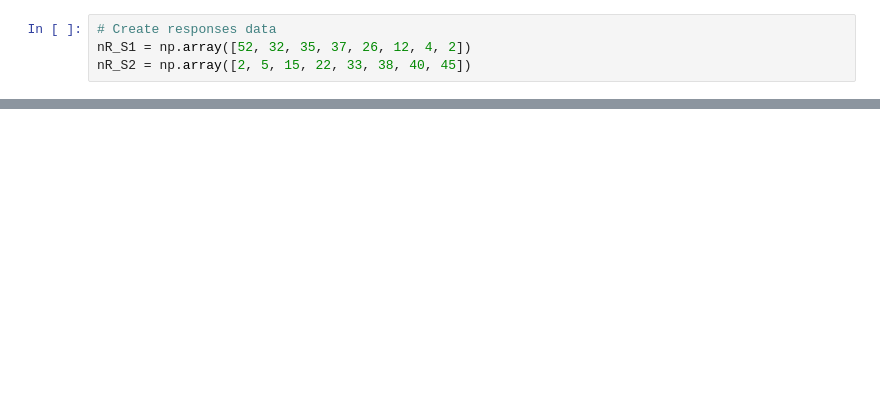
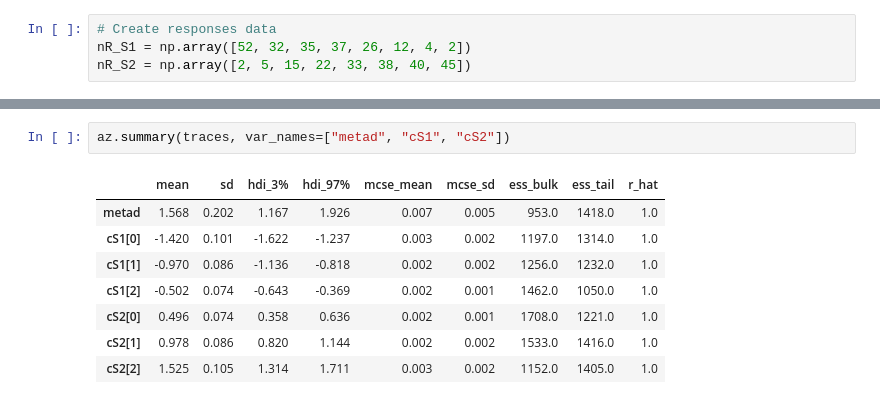
Before and after one commit to embodied-computation-group/metadpy, a Jupyter notebook: notebooks/Example 2 - Fitting Bayesian.ipynb, the cells around one changed output, grey strips where cells are left out. Drawn from its saved outputs; the diff is of its cells as text; blank space fills up the shorter version.

```diff
--- a/notebooks/Example 2 - Fitting Bayesian.ipynb
+++ b/notebooks/Example 2 - Fitting Bayesian.ipynb
@@ -19,0 +59,11 @@ KeyboardInterrupt:
+# %%
+az.summary(traces, var_names=["metad", "cS1", "cS2"])
+# %% [output]
+|  | mean | sd | hdi_3% | hdi_97% | mcse_mean | mcse_sd | ess_bulk | ess_tail | r_hat |
+| metad | 1.568 | 0.202 | 1.167 | 1.926 | 0.007 | 0.005 | 953.0 | 1418.0 | 1.0 |
+| cS1[0] | -1.420 | 0.101 | -1.622 | -1.237 | 0.003 | 0.002 | 1197.0 | 1314.0 | 1.0 |
+| cS1[1] | -0.970 | 0.086 | -1.136 | -0.818 | 0.002 | 0.002 | 1256.0 | 1232.0 | 1.0 |
+| cS1[2] | -0.502 | 0.074 | -0.643 | -0.369 | 0.002 | 0.001 | 1462.0 | 1050.0 | 1.0 |
+| cS2[0] | 0.496 | 0.074 | 0.358 | 0.636 | 0.002 | 0.001 | 1708.0 | 1221.0 | 1.0 |
+| cS2[1] | 0.978 | 0.086 | 0.820 | 1.144 | 0.002 | 0.002 | 1533.0 | 1416.0 | 1.0 |
+| cS2[2] | 1.525 | 0.105 | 1.314 | 1.711 | 0.003 | 0.002 | 1152.0 | 1405.0 | 1.0 |
```
Also changed, not shown: parts of 11 cells of this notebook.
